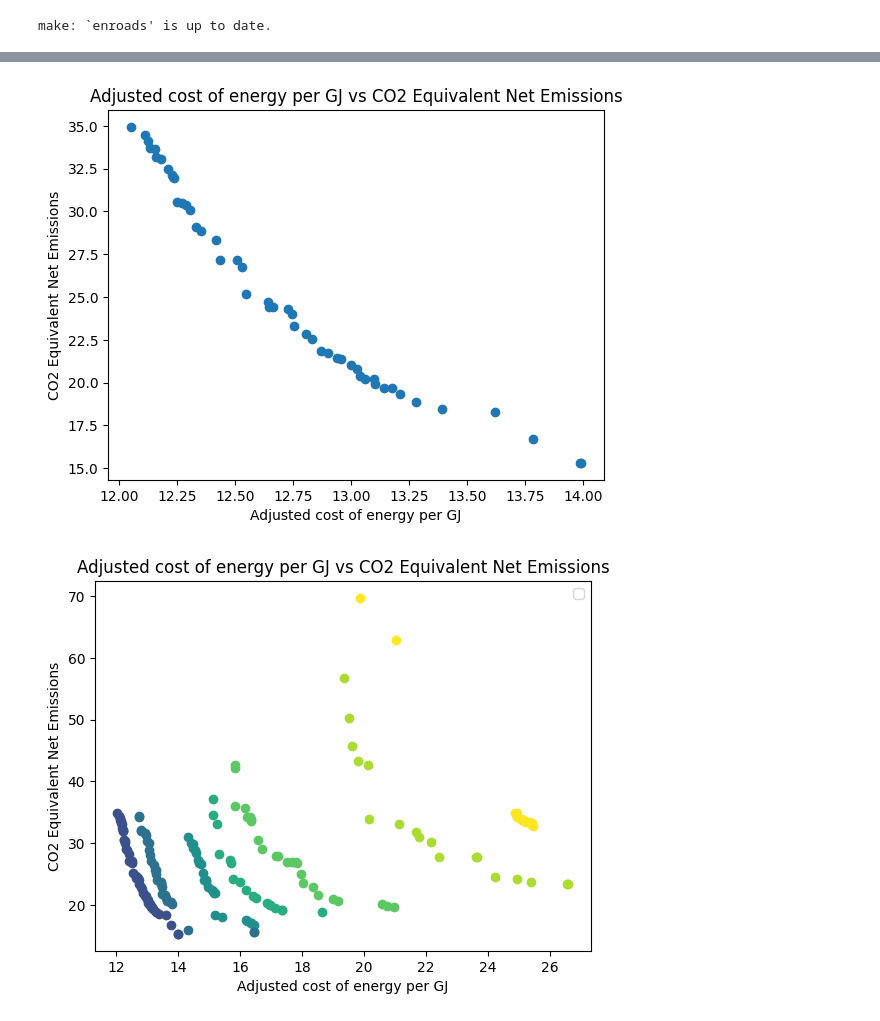
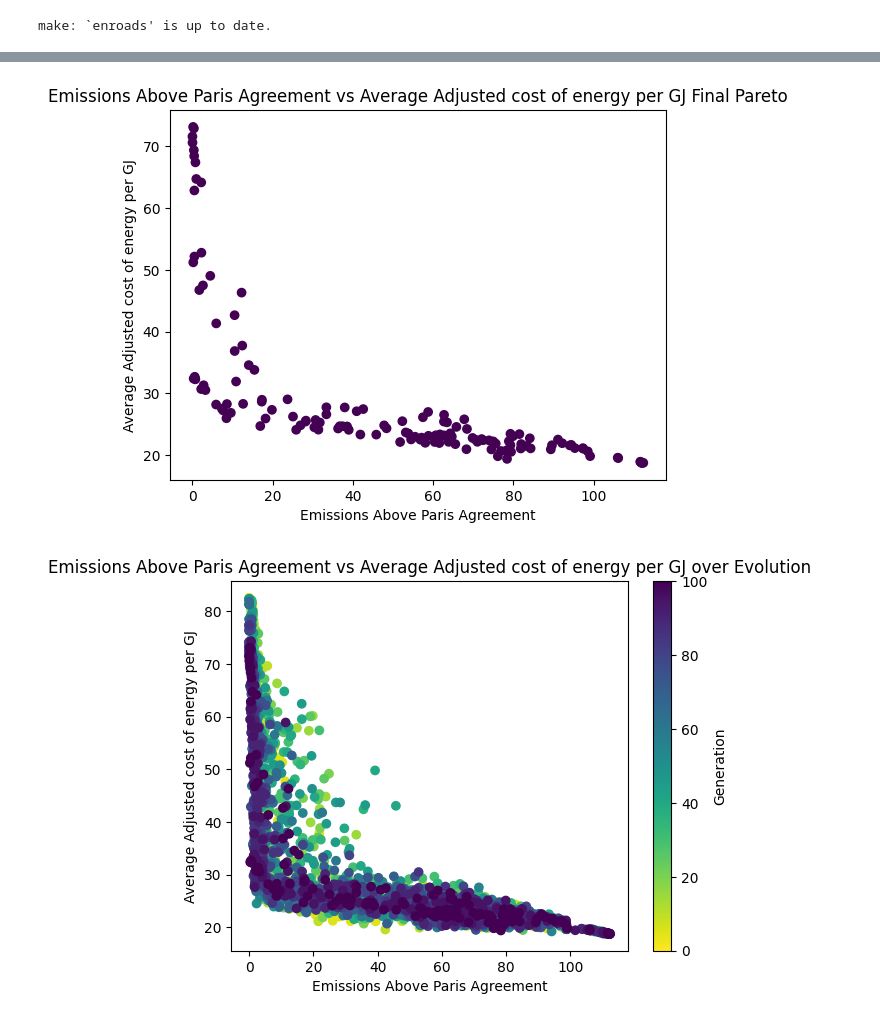
Before and after one commit to cognizant-ai-labs/en-roads-py, a Jupyter notebook: experiments/analysis.ipynb, the cells around one changed output, grey strips where cells are left out. Saved outputs shown, nothing was run; the diff lists cells and outputs as text; code cells hidden in the pictures.

Commit message:
Post presentation updates

```diff
--- a/experiments/analysis.ipynb
+++ b/experiments/analysis.ipynb
@@ -13,10 +12,10 @@ from generate_url import open_browser
 # %%
-results_dir = Path("results//presentation/basetwo")
+results_dir = Path("results/presentation/renewablegovernment")
 config = json.load(open(results_dir / "config.json"))
 gens = len(list(results_dir.glob("[0-9]*.csv")))-1
 context = config["context"]
 actions = config["actions"]
 outcomes = config["outcomes"]
 n_elites = config["evolution_params"]["n_elites"]
-print(gens, outcomes)
+print(gens, outcomes, len(actions), len(context))
 # %% [output]
@@ -140,31 +142,28 @@ for outcome in outcomes:
 # %%
 def plot_two_objective(outcome1, outcome2, gens, pareto=True):
-    if len(gens) == 1:
-        colors = ["C0"]
-    else:
-        colors = plt.cm.viridis_r([i / (len(gens)+1) for i in range(len(gens)+1)])
+
+    gen_dfs = []
     for gen in gens:
         gen_df = pd.read_csv(results_dir / f"{gen}.csv")
         gen_df = gen_df[gen_df["rank"] == 1] if pareto else gen_df
-        gen_df = gen_df[(gen_df[outcome1] != float("inf")) & (gen_df[outcome1] != -float("inf"))]
-        plt.scatter(gen_df[outcome1], gen_df[outcome2], color=colors[gens.index(gen)])
+        gen_df["color"] = gen
+        gen_dfs.append(gen_df)
 
-    # plt.scatter(baseline_df[outcome1].iloc[-1], baseline_df[outcome2].iloc[-1], color="black", label="Baseline")
+    total_gen_df = pd.concat(gen_dfs)
+    cmap = "viridis_r" if len(gens) != 1 else "viridis"
+    plt.scatter(total_gen_df[outcome1], total_gen_df[outcome2], c=total_gen_df["color"], cmap=cmap)
+
+    title = f"{outcome1} vs {outcome2} Final Pareto"
     if len(gens) != 1:
-        plt.legend()
-    plt.title(f"{outcome1} vs {outcome2}")
+        plt.colorbar(label="Generation")
+        title = f"{outcome1} vs {outcome2} over Evolution"
+    plt.title(title)
     plt.ylabel(outcome2)
     plt.xlabel(outcome1)
     plt.show()
 
 plot_two_objective(outcome_keys[1], outcome_keys[0], [gens])
-plot_two_objective(outcome_keys[1], outcome_keys[0], [0, 10, 25, 35, 50, 75, 100])
-#plot_two_objective(outcome_keys[1], outcome_keys[2], [gens])
-# plot_two_objective(outcome_keys[0], outcome_keys[2], [gens])
-# plot_two_objective(outcome_keys[2], outcome_keys[3], range(gens+1))
-# plot_two_objective(outcomes[1], outcomes[0], [1, 25, 50, 100])
-# plot_two_objective(outcomes[2], outcomes[1], range(gens+1))
-# plot_two_objective(outcomes[2], outcomes[0], range(gens+1))
+plot_two_objective(outcome_keys[1], outcome_keys[0], range(0, gens+1, 5))
 # %% [output]
-[figure, old version]
+[figure, new version]
-[figure, old version]
+[figure, new version]
```
Also changed, not shown: parts of 26 cells of this notebook, 30 other files.
